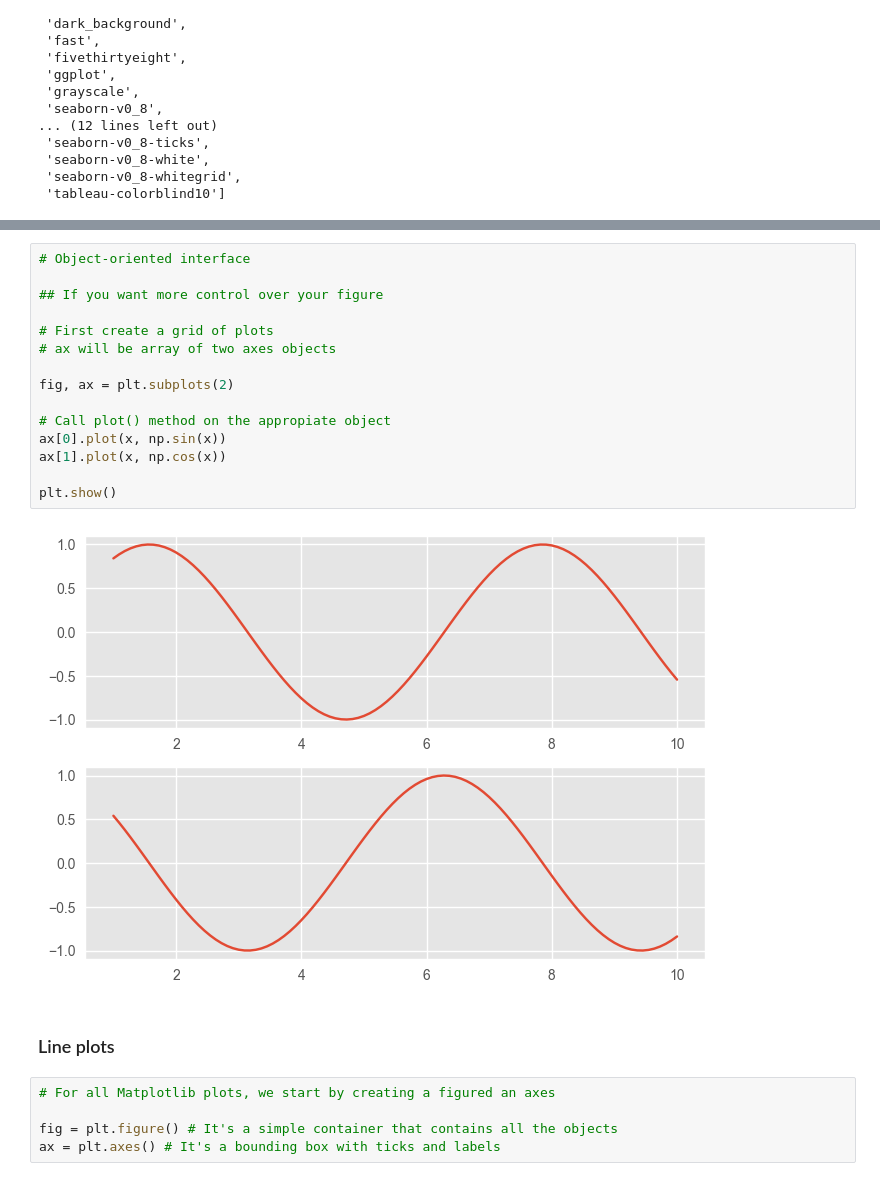
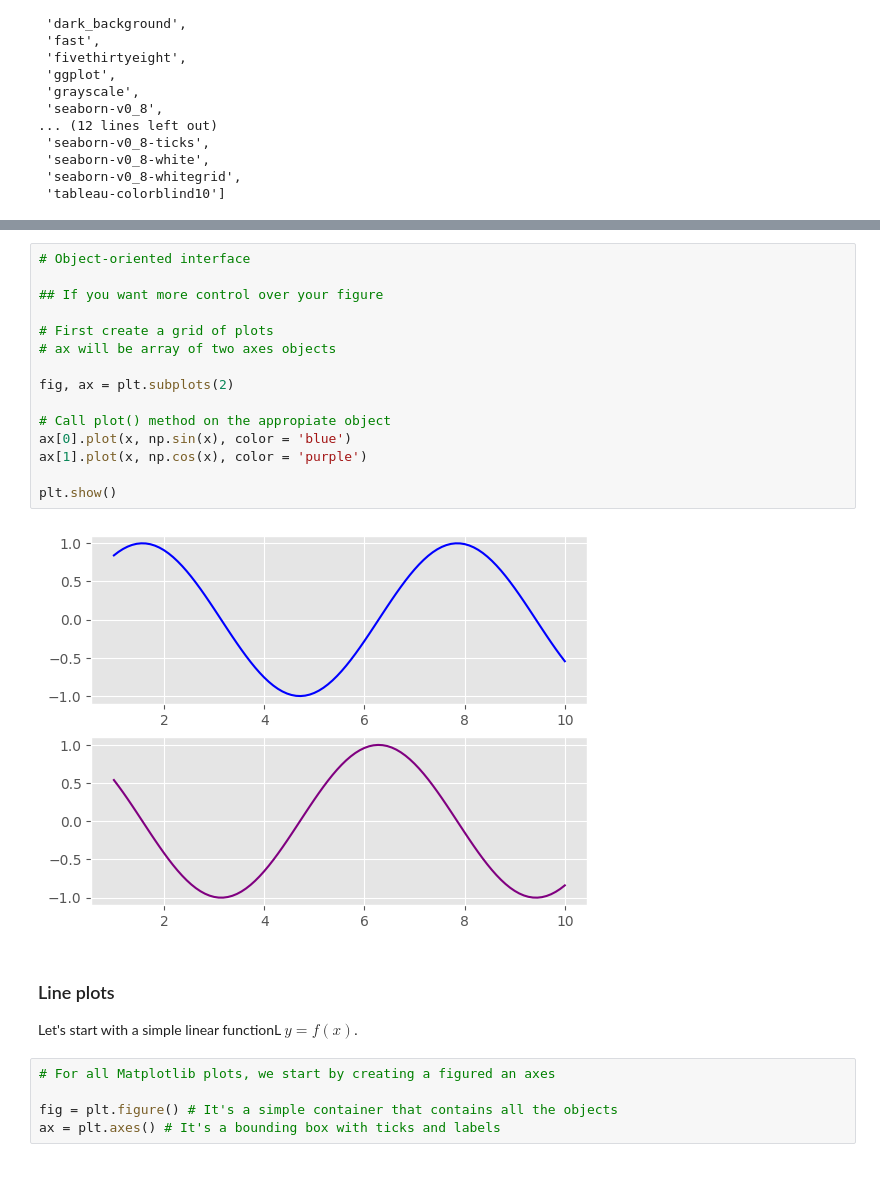
Before and after one commit to julihdez36/Machine_learning, a Jupyter notebook: Basic_tools/Matplotlib.ipynb, the cells around one changed output, grey strips where cells are left out. Drawn from its saved outputs; the diff is of its cells as text.

```diff
--- a/Basic_tools/Matplotlib.ipynb
+++ b/Basic_tools/Matplotlib.ipynb
@@ -64,22 +69,24 @@ plt.show()
 # %%
 # Object-oriented interface
 
 ## If you want more control over your figure
 
 # First create a grid of plots
 # ax will be array of two axes objects
 
 fig, ax = plt.subplots(2)
 
 # Call plot() method on the appropiate object
-ax[0].plot(x, np.sin(x))
-ax[1].plot(x, np.cos(x))
+ax[0].plot(x, np.sin(x), color = 'blue')
+ax[1].plot(x, np.cos(x), color = 'purple')
 
 plt.show()
 # %% [output]
-[figure, old version]
+[figure, new version]
-# %% [markdown]
-### Line plots
+# %% [markdown]
+### Line plots
+
+Let's start with a simple linear functionL $y = f(x)$.
 # %%
 # For all Matplotlib plots, we start by creating a figured an axes
 
```
Also changed, not shown: parts of 13 cells of this notebook.
